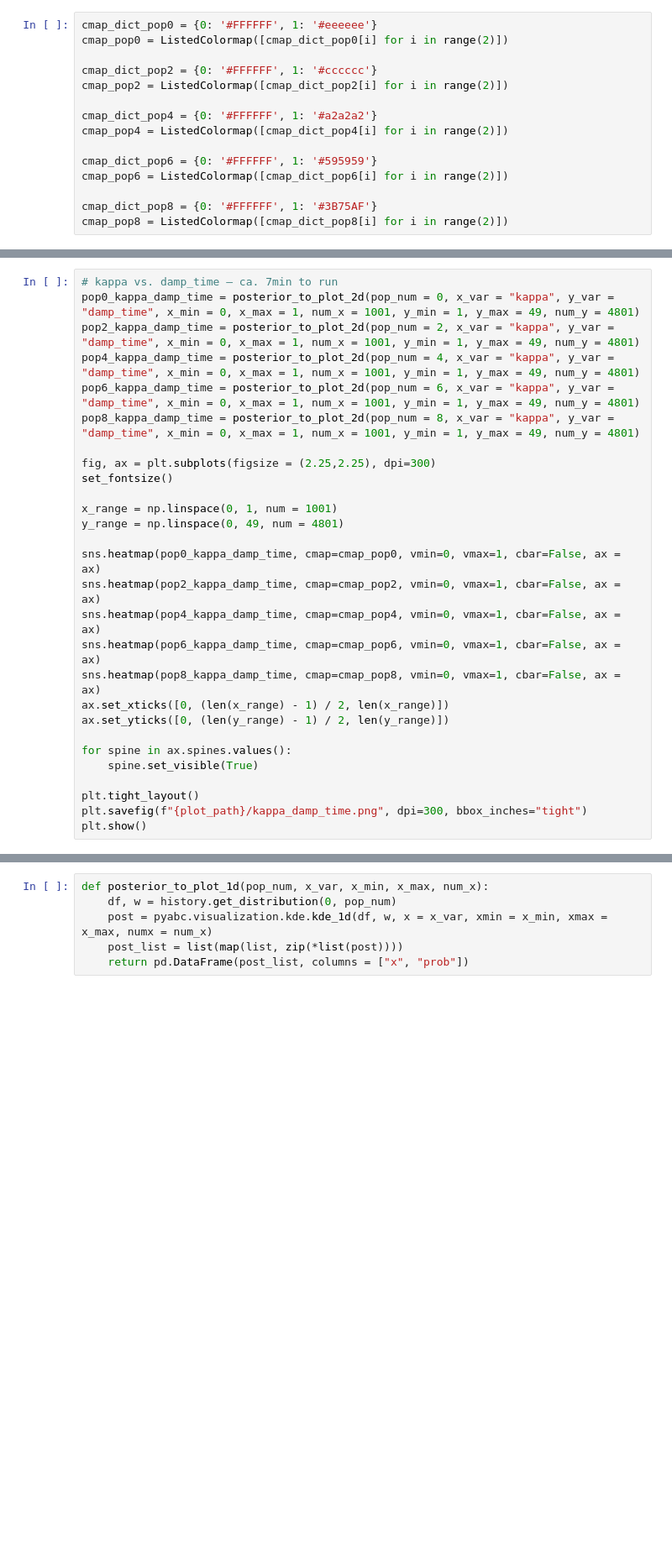
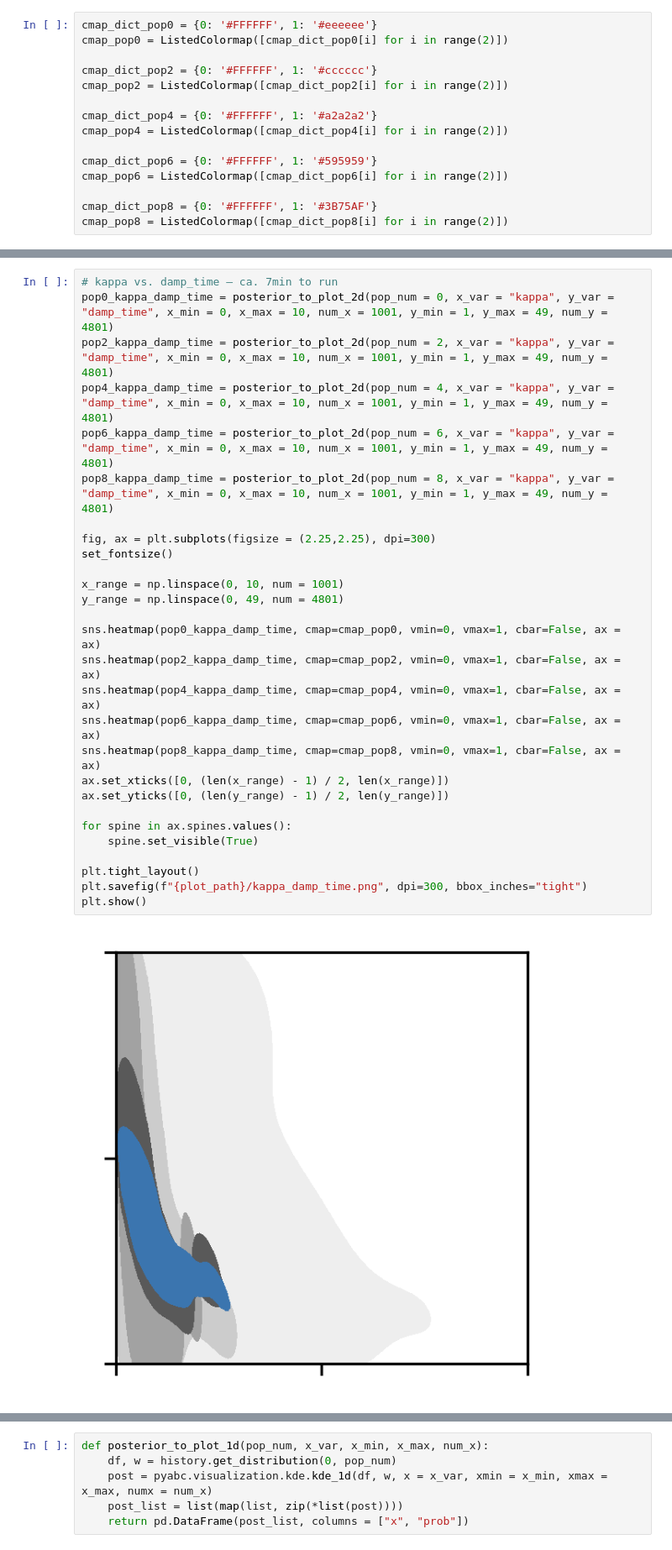
Before and after one commit to schminin/INSIDeMunich, a Jupyter notebook: analysis/scripts/4_model_fitting.ipynb, the cells around one changed output, grey strips where cells are left out. Shown at 84% size. Saved outputs shown, nothing was run; the diff lists cells and outputs as text; blank space fills up the shorter version.

```diff
--- a/analysis/scripts/4_model_fitting.ipynb
+++ b/analysis/scripts/4_model_fitting.ipynb
@@ -437,30 +474,32 @@ plt.show()
 # %%
 # kappa vs. damp_time – ca. 7min to run
-pop0_kappa_damp_time = posterior_to_plot_2d(pop_num = 0, x_var = "kappa", y_var = "damp_time", x_min = 0, x_max = 1, num_x = 1001, y_min = 1, y_max = 49, num_y = 4801)
-pop2_kappa_damp_time = posterior_to_plot_2d(pop_num = 2, x_var = "kappa", y_var = "damp_time", x_min = 0, x_max = 1, num_x = 1001, y_min = 1, y_max = 49, num_y = 4801)
-pop4_kappa_damp_time = posterior_to_plot_2d(pop_num = 4, x_var = "kappa", y_var = "damp_time", x_min = 0, x_max = 1, num_x = 1001, y_min = 1, y_max = 49, num_y = 4801)
-pop6_kappa_damp_time = posterior_to_plot_2d(pop_num = 6, x_var = "kappa", y_var = "damp_time", x_min = 0, x_max = 1, num_x = 1001, y_min = 1, y_max = 49, num_y = 4801)
-pop8_kappa_damp_time = posterior_to_plot_2d(pop_num = 8, x_var = "kappa", y_var = "damp_time", x_min = 0, x_max = 1, num_x = 1001, y_min = 1, y_max = 49, num_y = 4801)
+pop0_kappa_damp_time = posterior_to_plot_2d(pop_num = 0, x_var = "kappa", y_var = "damp_time", x_min = 0, x_max = 10, num_x = 1001, y_min = 1, y_max = 49, num_y = 4801)
+pop2_kappa_damp_time = posterior_to_plot_2d(pop_num = 2, x_var = "kappa", y_var = "damp_time", x_min = 0, x_max = 10, num_x = 1001, y_min = 1, y_max = 49, num_y = 4801)
+pop4_kappa_damp_time = posterior_to_plot_2d(pop_num = 4, x_var = "kappa", y_var = "damp_time", x_min = 0, x_max = 10, num_x = 1001, y_min = 1, y_max = 49, num_y = 4801)
+pop6_kappa_damp_time = posterior_to_plot_2d(pop_num = 6, x_var = "kappa", y_var = "damp_time", x_min = 0, x_max = 10, num_x = 1001, y_min = 1, y_max = 49, num_y = 4801)
+pop8_kappa_damp_time = posterior_to_plot_2d(pop_num = 8, x_var = "kappa", y_var = "damp_time", x_min = 0, x_max = 10, num_x = 1001, y_min = 1, y_max = 49, num_y = 4801)
 
 fig, ax = plt.subplots(figsize = (2.25,2.25), dpi=300)
 set_fontsize()
 
-x_range = np.linspace(0, 1, num = 1001)
+x_range = np.linspace(0, 10, num = 1001)
 y_range = np.linspace(0, 49, num = 4801)
 
 sns.heatmap(pop0_kappa_damp_time, cmap=cmap_pop0, vmin=0, vmax=1, cbar=False, ax = ax)
 sns.heatmap(pop2_kappa_damp_time, cmap=cmap_pop2, vmin=0, vmax=1, cbar=False, ax = ax)
 sns.heatmap(pop4_kappa_damp_time, cmap=cmap_pop4, vmin=0, vmax=1, cbar=False, ax = ax)
 sns.heatmap(pop6_kappa_damp_time, cmap=cmap_pop6, vmin=0, vmax=1, cbar=False, ax = ax)
 sns.heatmap(pop8_kappa_damp_time, cmap=cmap_pop8, vmin=0, vmax=1, cbar=False, ax = ax)
 ax.set_xticks([0, (len(x_range) - 1) / 2, len(x_range)])
 ax.set_yticks([0, (len(y_range) - 1) / 2, len(y_range)])
 
 for spine in ax.spines.values():
     spine.set_visible(True)
 
 plt.tight_layout()
 plt.savefig(f"{plot_path}/kappa_damp_time.png", dpi=300, bbox_inches="tight")
 plt.show()
+# %% [output]
+[figure, added]
 # %%
 # kappa vs. damp_lvl – ca. 1.5min to run
```
Also changed, not shown: parts of 17 cells of this notebook, 4 other files.
